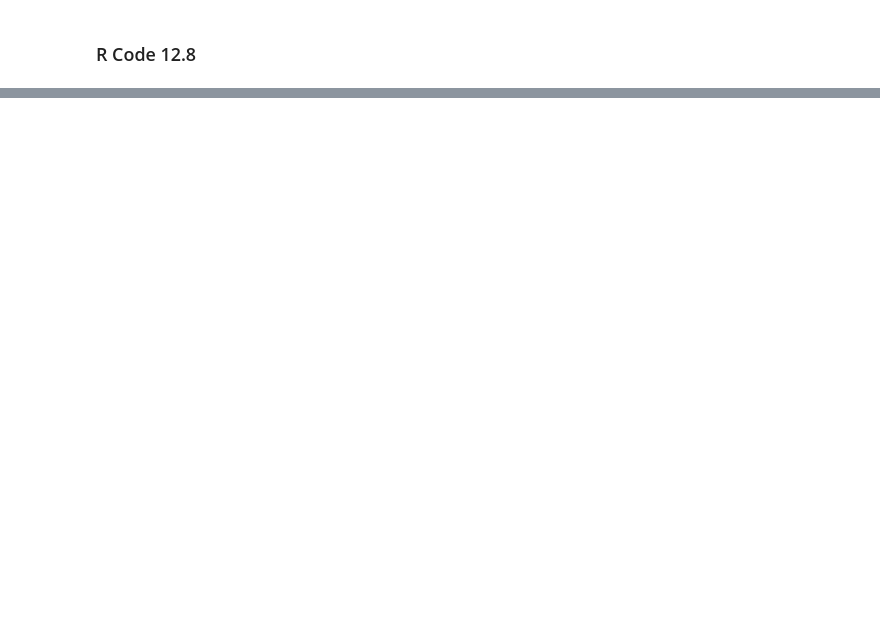
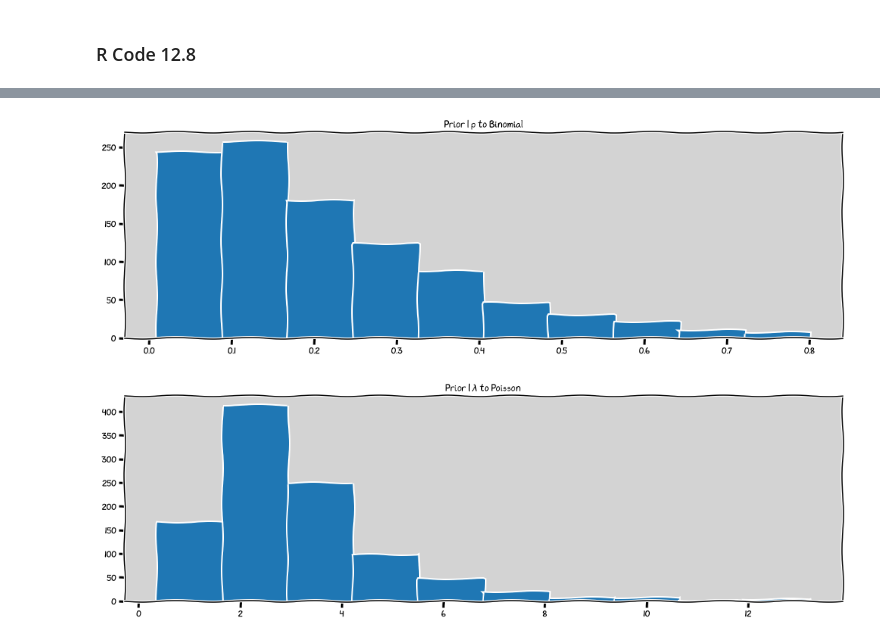
Before and after one commit to rodolphomacedo/statistical_rethinking_pt_BR, a Jupyter notebook: parte_12.ipynb, the cells around one changed output, grey strips where cells are left out. Saved outputs shown, nothing was run; the diff lists cells and outputs as text; code cells hidden in the pictures; blank space fills up the shorter version.

Commit message:
update: Finished Zero-Inflated outcomes - Poisson

```diff
--- a/parte_12.ipynb
+++ b/parte_12.ipynb
@@ -583,0 +776,20 @@ plt.show()
+# %%
+# Prioris
+ap = np.random.normal(-1.5, 1, 1000)
+al = np.random.normal(1, 0.5, 1000)
+
+p = inv_logit(ap)
+lam = np.exp(al)
+
+plt.figure(figsize=(17, 5))
+plt.hist(p)
+plt.title('Prior | p to Binomial')
+plt.show()
+
+plt.figure(figsize=(17, 5))
+plt.hist(lam)
+plt.title('Prior | $\lambda$ to Poisson')
+plt.show()
+# %% [output]
+[figure, added]
+[figure, added]
```
Also changed, not shown: parts of 15 cells of this notebook.
